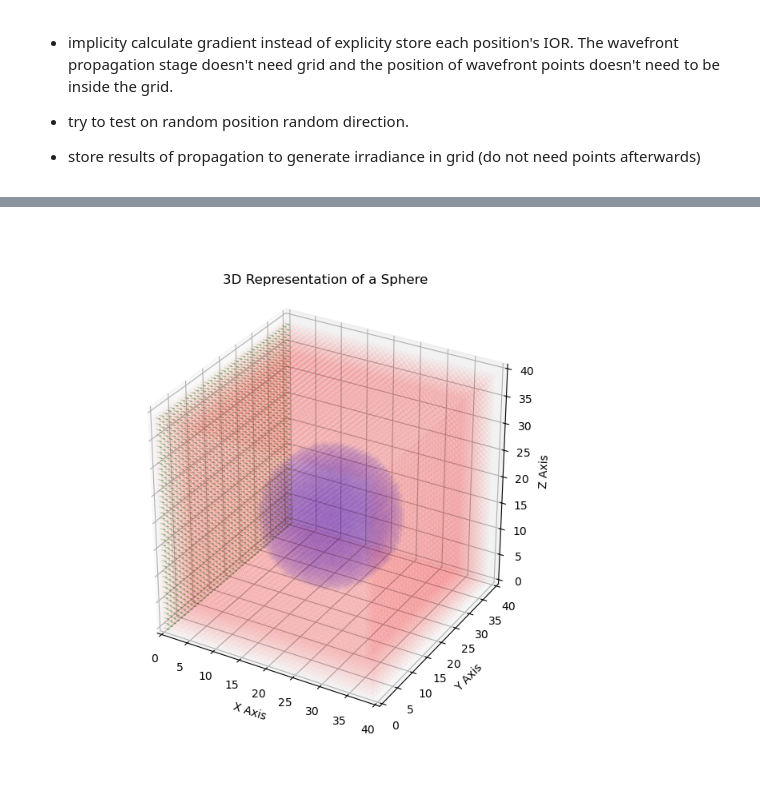
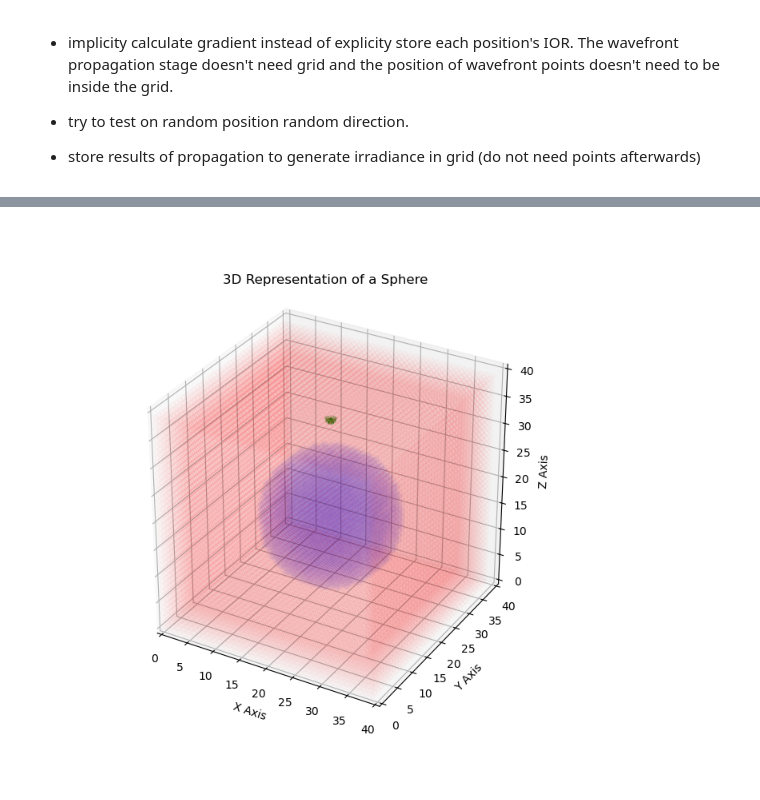
Before and after one commit to swirling-wind/demo-3D-eikonal, a Jupyter notebook: torch_demo.ipynb, the cells around one changed output, grey strips where cells are left out. Cells and saved outputs as stored; diff of their text form; code cells hidden in the pictures.

```diff
--- a/torch_demo.ipynb
+++ b/torch_demo.ipynb
@@ -91,5 +92,34 @@ scatter_coeff[-wall_thickness:, :, :] = wall_scatter_coeff
 
 
 # Initialize the wavefront positions and directions
-initial_wavefront_positions = torch.tensor([(0, y, z) for y in range(num_y) for z in range(num_z)], dtype=torch.float16, device=device)
-initial_wavefront_directions = torch.tensor([(1, 0, 0) for _ in range(num_y * num_z)], dtype=torch.float16, device=device)
+def spherical_to_cartesian(theta, phi):
+    """
+    Convert spherical coordinates to cartesian coordinates.
+    :param r: radius
+    :param theta: polar angle (in degrees)
+    :param phi: azimuthal angle (in degrees)
+    :return: x, y, z coordinates
+    """
+    r = 1
+    theta_rad = math.radians(theta)
+    phi_rad = math.radians(phi)
+    x = r * math.sin(theta_rad) * math.cos(phi_rad)
+    y = r * math.sin(theta_rad) * math.sin(phi_rad)
+    z = r * math.cos(theta_rad)
+    return x, y, z
+
+theta_step = 30
+phi_step = 30
+initial_wavefront_positions = torch.tensor([(num_x//2, num_y//2, num_z - wall_thickness - 1)], dtype=torch.float16, device=device)
+initial_wavefront_directions = torch.tensor([spherical_to_cartesian(theta, phi) for theta in range(90, 180, theta_step) for phi in range(0, 360, phi_step)], dtype=torch.float16, device=device)
+# %%
+# only plot initial_wavefront_directions
+fig = plt.figure()
+ax = fig.add_subplot(111, projection='3d')
+ax.quiver(initial_wavefront_positions[:, 0].cpu().numpy(), initial_wavefront_positions[:, 1].cpu().numpy(), initial_wavefront_positions[:, 2].cpu().numpy(),
+            initial_wavefront_directions[:, 0].cpu().numpy(), initial_wavefront_directions[:, 1].cpu().numpy(), initial_wavefront_directions[:, 2].cpu().numpy())
+
+ax.set_xlabel('X Axis')
+ax.set_ylabel('Y Axis')
+ax.set_zlabel('Z Axis')
+plt.show()
@@ -96,35 +128,35 @@ initial_wavefront_directions = torch.tensor([(1, 0, 0) for _ in range(num_y * nu
 # %%
-def show_ior_field(ior_field):
+def show_ior_field(ior_field, initial_wavefront_positions, initial_wavefront_directions):
     fig = plt.figure(figsize=(7, 7))
     ax = fig.add_subplot(111, projection='3d')
     ax.set_box_aspect([1,1,1])
     ax.set_xlim(0, num_x)
     ax.set_ylim(0, num_y)
     ax.set_zlim(0, num_z)
 
     initial_pos_np = initial_wavefront_positions.cpu().numpy()
     initial_dir_np = initial_wavefront_directions.cpu().numpy()
 
     # Initial wavefront
     ax.quiver(initial_pos_np[:, 0], initial_pos_np[:, 1], initial_pos_np[:, 2],
               initial_dir_np[:, 0], initial_dir_np[:, 1], initial_dir_np[:, 2],
               length=1, color='green', normalize=True, linewidths=0.7, arrow_length_ratio=0.4, alpha=0.3)
 
     # IOR field
     ior_field = ior_field.cpu().numpy()
     x_points, y_points, z_points = np.where(ior_field == sphere_ior)
     ax.scatter(x_points, y_points, z_points, color='blue', alpha=0.02)
     x_points, y_points, z_points = np.where(ior_field == wall_ior)
     ax.scatter(x_points, y_points, z_points, color='red', alpha=0.02)
     ax.set_title("3D Representation of a Sphere")
     ax.set_xlabel('X Axis')
     ax.set_ylabel('Y Axis')
     ax.set_zlabel('Z Axis')
     plt.show()
 
-show_ior_field(ior_field)
+show_ior_field(ior_field, initial_wavefront_positions, initial_wavefront_directions)
 # %% [output]
-[figure, old version]
+[figure, new version]
 # %%
 def compute_3d_gradients_torch(IOR):
     grad_x, grad_y, grad_z = torch.gradient(IOR)
```
Also changed, not shown: parts of 3 cells of this notebook.
